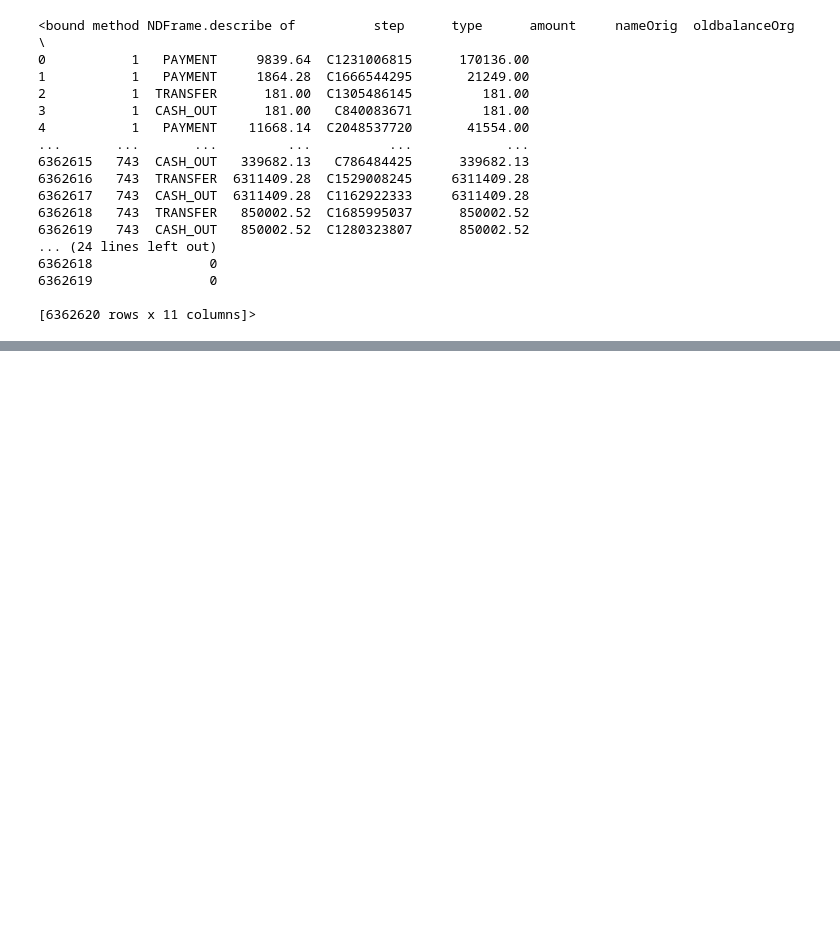
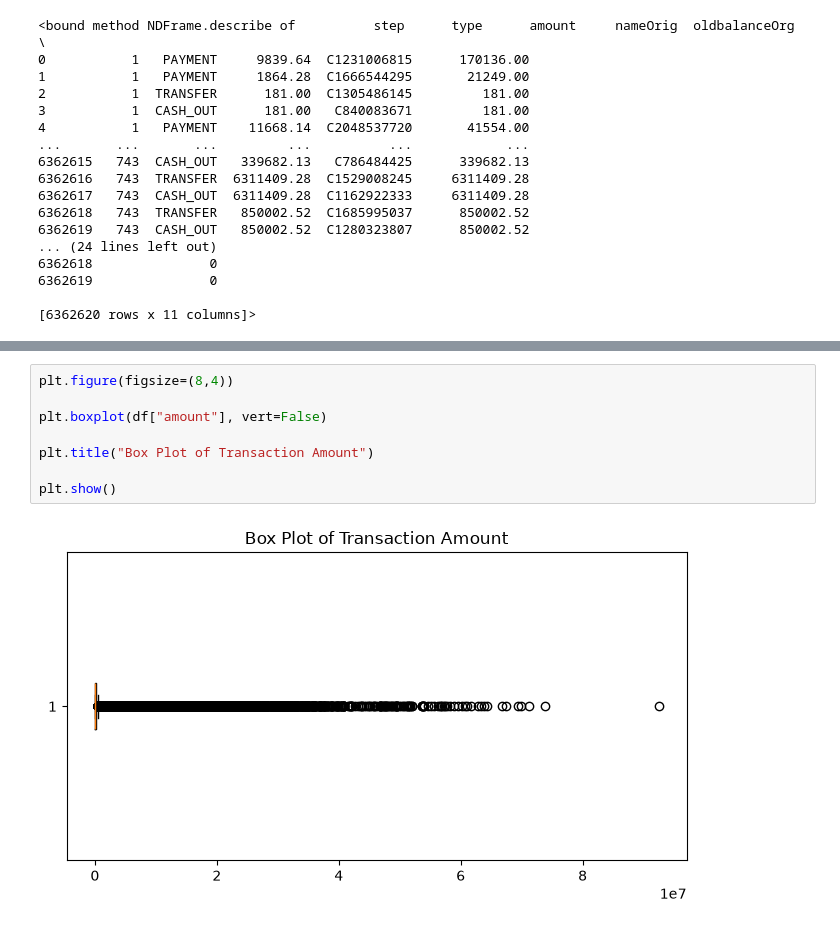
Before and after one commit to avanthikka-n/banking-fraud-detection, a Jupyter notebook: notebooks/01_EDA.ipynb, the cells around one changed output, grey strips where cells are left out. Drawn from its saved outputs; the diff is of its cells as text; blank space fills up the shorter version.

```diff
--- a/notebooks/01_EDA.ipynb
+++ b/notebooks/01_EDA.ipynb
@@ -118,0 +181,10 @@ df.describe
+# %%
+plt.figure(figsize=(8,4))
+
+plt.boxplot(df["amount"], vert=False)
+
+plt.title("Box Plot of Transaction Amount")
+
+plt.show()
+# %% [output]
+[figure, added]
```
Also changed, not shown: parts of 12 cells of this notebook.
